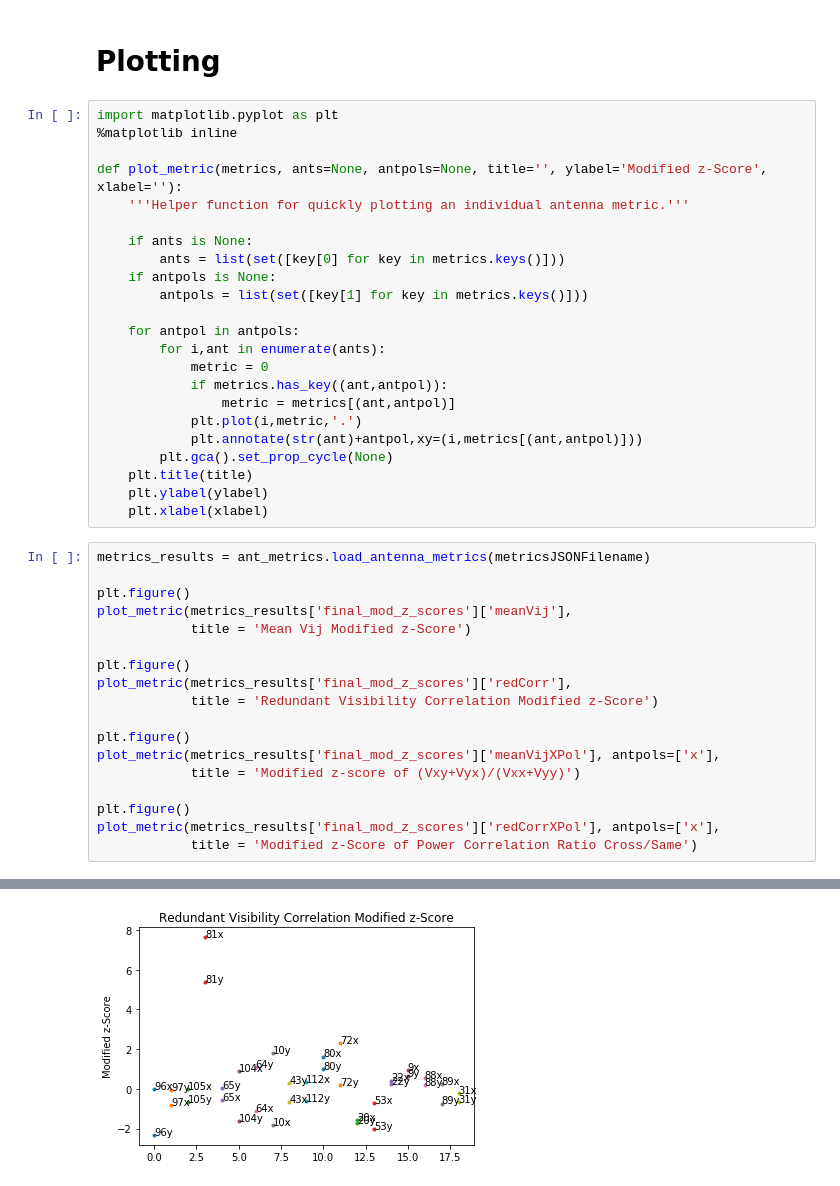
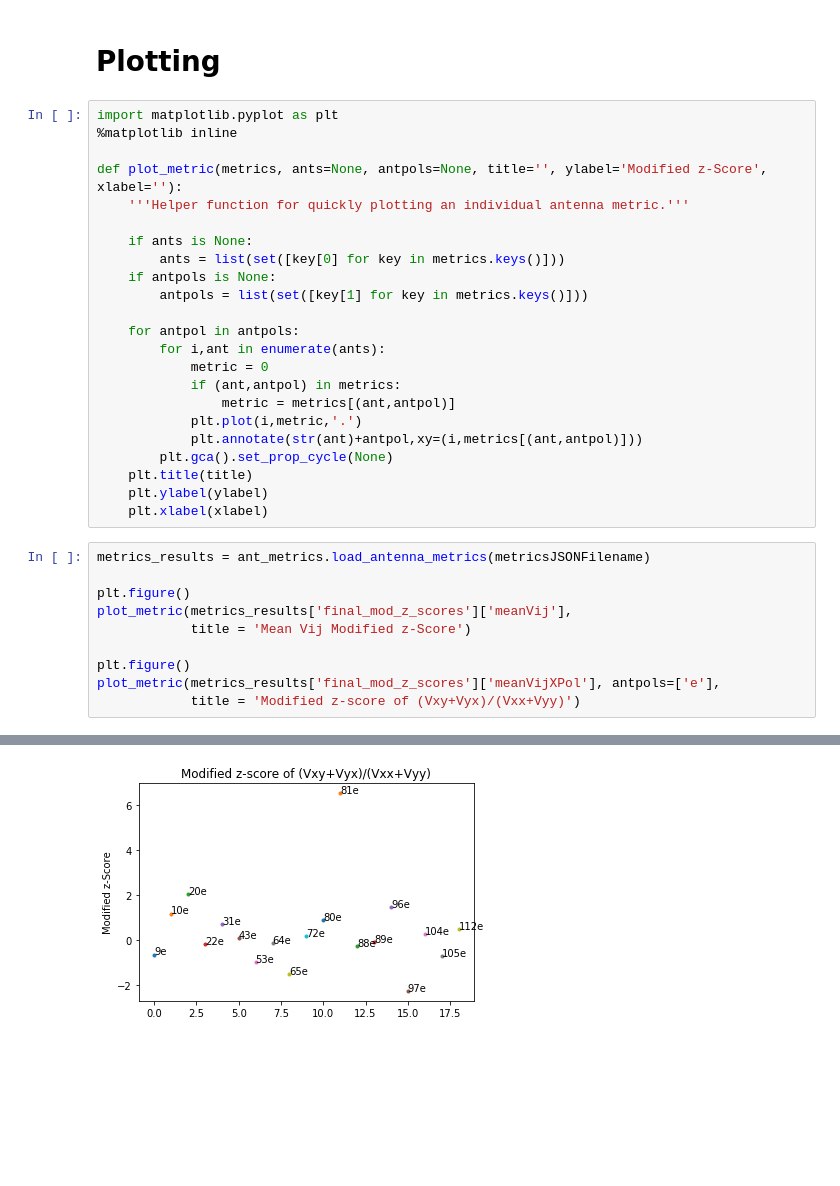
Before and after one commit to HERA-Team/hera_qm, a Jupyter notebook: scripts/ant_metrics_example_notebook.ipynb, the cells around one changed output, grey strips where cells are left out. Cells and saved outputs as stored; diff of their text form; blank space fills up the shorter version.

Commit message:
update notebook for python3 and removed red_corr

```diff
--- a/scripts/ant_metrics_example_notebook.ipynb
+++ b/scripts/ant_metrics_example_notebook.ipynb
@@ -50,7 +45,7 @@ def plot_metric(metrics, ants=None, antpols=None, title='', ylabel='Modified z-S
     for antpol in antpols:
         for i,ant in enumerate(ants):
             metric = 0
-            if metrics.has_key((ant,antpol)):
+            if (ant,antpol) in metrics:
                 metric = metrics[(ant,antpol)]
             plt.plot(i,metric,'.')
             plt.annotate(str(ant)+antpol,xy=(i,metrics[(ant,antpol)]))
@@ -66,14 +61,6 @@ plot_metric(metrics_results['final_mod_z_scores']['meanVij'],
             title = 'Mean Vij Modified z-Score')
 
 plt.figure()
-plot_metric(metrics_results['final_mod_z_scores']['redCorr'],
-            title = 'Redundant Visibility Correlation Modified z-Score')
-
-plt.figure()
-plot_metric(metrics_results['final_mod_z_scores']['meanVijXPol'], antpols=['x'],
+plot_metric(metrics_results['final_mod_z_scores']['meanVijXPol'], antpols=['e'],
             title = 'Modified z-score of (Vxy+Vyx)/(Vxx+Vyy)')
-
-plt.figure()
-plot_metric(metrics_results['final_mod_z_scores']['redCorrXPol'], antpols=['x'],
-            title = 'Modified z-Score of Power Correlation Ratio Cross/Same')
 # %% [output]
@@ -81 +68 @@ plot_metric(metrics_results['final_mod_z_scores']['redCorrXPol'], antpols=['x'],
-[figure, old version]
+[figure, new version]
```
Also changed, not shown: parts of 4 cells of this notebook.
